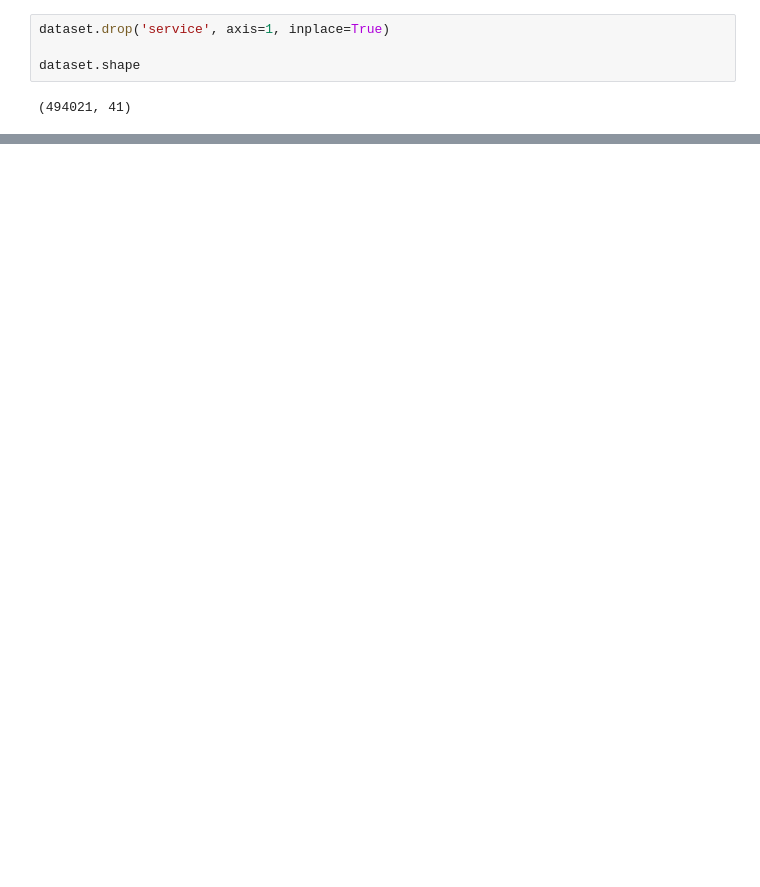
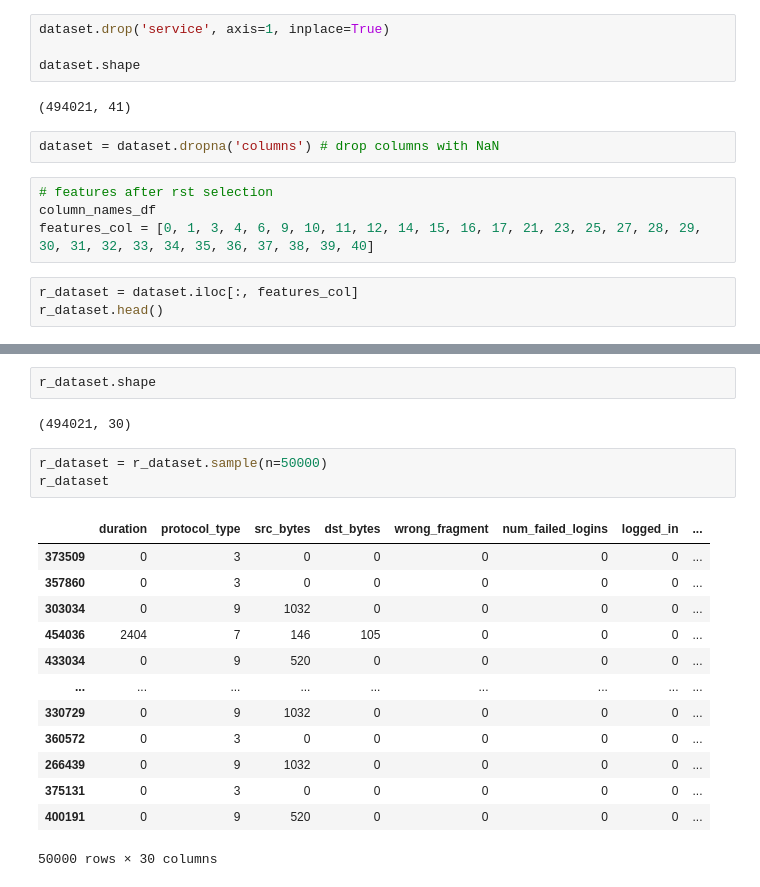
Before and after one commit to divyanshu1610/network-intrusion-detection-project, a Jupyter notebook: network_intrusion_detection_project_svn.ipynb, the cells around one changed output, grey strips where cells are left out. Drawn from its saved outputs; the diff is of its cells as text; blank space fills up the shorter version.

```diff
--- a/network_intrusion_detection_project_svn.ipynb
+++ b/network_intrusion_detection_project_svn.ipynb
@@ -93,3 +89,12 @@ dataset.drop('service', axis=1, inplace=True)
 dataset.shape
 # %% [output]
 (494021, 41)
+# %%
+dataset = dataset.dropna('columns') # drop columns with NaN
+# %%
+# features after rst selection
+column_names_df
+features_col = [0, 1, 3, 4, 6, 9, 10, 11, 12, 14, 15, 16, 17, 21, 23, 25, 27, 28, 29, 30, 31, 32, 33, 34, 35, 36, 37, 38, 39, 40]
+# %%
+r_dataset = dataset.iloc[:, features_col]
+r_dataset.head()
@@ -95,0 +108,21 @@ dataset.shape
+# %%
+r_dataset.shape
+# %% [output]
+(494021, 30)
+# %%
+r_dataset = r_dataset.sample(n=50000)
+r_dataset
+# %% [output]
+|  | duration | protocol_type | src_bytes | dst_bytes | wrong_fragment | num_failed_logins | logged_in | ... |
+| 373509 | 0 | 3 | 0 | 0 | 0 | 0 | 0 | ... |
+| 357860 | 0 | 3 | 0 | 0 | 0 | 0 | 0 | ... |
+| 303034 | 0 | 9 | 1032 | 0 | 0 | 0 | 0 | ... |
+| 454036 | 2404 | 7 | 146 | 105 | 0 | 0 | 0 | ... |
+| 433034 | 0 | 9 | 520 | 0 | 0 | 0 | 0 | ... |
+| ... | ... | ... | ... | ... | ... | ... | ... | ... |
+| 330729 | 0 | 9 | 1032 | 0 | 0 | 0 | 0 | ... |
+| 360572 | 0 | 3 | 0 | 0 | 0 | 0 | 0 | ... |
+| 266439 | 0 | 9 | 1032 | 0 | 0 | 0 | 0 | ... |
+| 375131 | 0 | 3 | 0 | 0 | 0 | 0 | 0 | ... |
+| 400191 | 0 | 9 | 520 | 0 | 0 | 0 | 0 | ... |
+50000 rows × 30 columns
```
Also changed, not shown: parts of 16 cells of this notebook.
